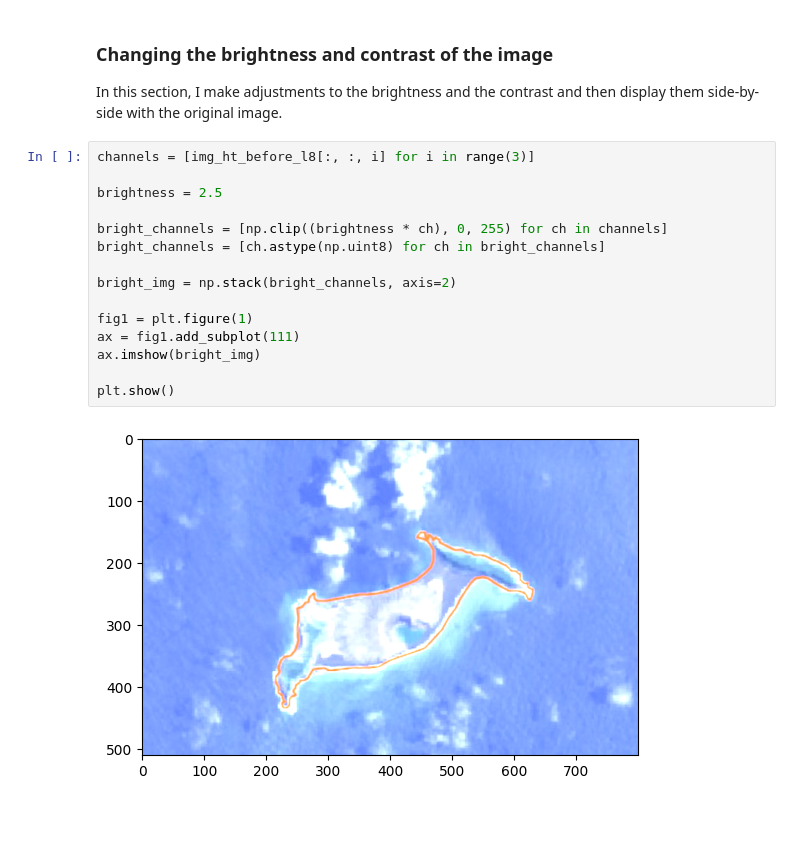
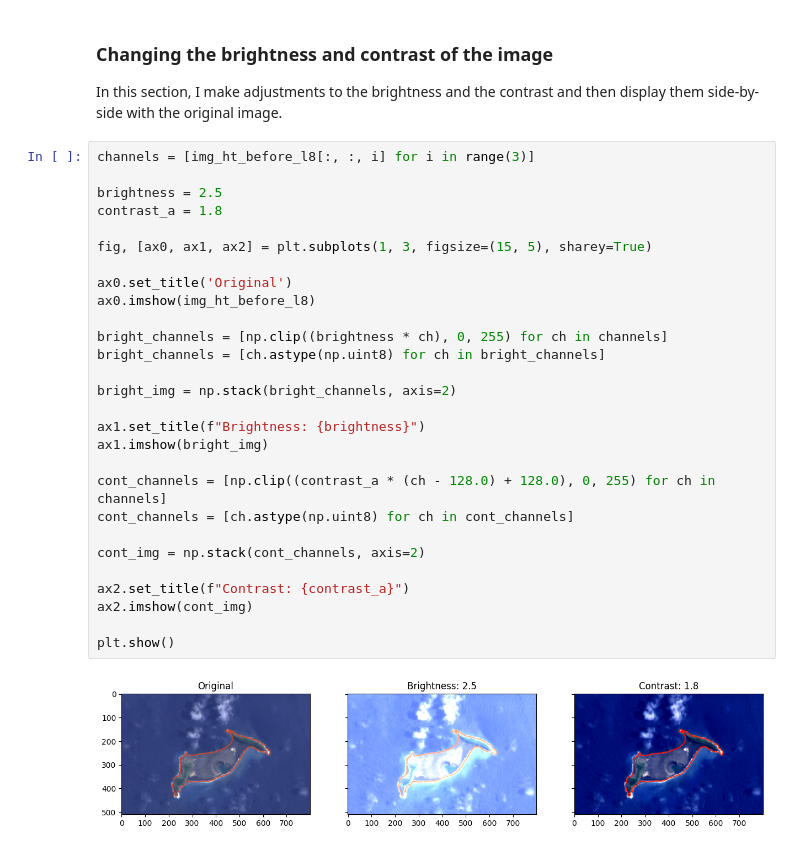
Before and after one commit to urfolomeus/space_data, a Jupyter notebook: week 3/assignment.ipynb, the cells around one changed output. Cells and saved outputs as stored; diff of their text form; blank space fills up the shorter version.

Commit message:
Adding contrast and comparing side-by-side

```diff
--- a/week 3/assignment.ipynb
+++ b/week 3/assignment.ipynb
@@ -38,17 +38,30 @@ In this section, I make adjustments to the brightness and the contrast and then
 # %%
 channels = [img_ht_before_l8[:, :, i] for i in range(3)]
 
 brightness = 2.5
+contrast_a = 1.8
+
+fig, [ax0, ax1, ax2] = plt.subplots(1, 3, figsize=(15, 5), sharey=True)
+
+ax0.set_title('Original')
+ax0.imshow(img_ht_before_l8)
 
 bright_channels = [np.clip((brightness * ch), 0, 255) for ch in channels]
 bright_channels = [ch.astype(np.uint8) for ch in bright_channels]
 
 bright_img = np.stack(bright_channels, axis=2)
 
-fig1 = plt.figure(1)
-ax = fig1.add_subplot(111)
-ax.imshow(bright_img)
+ax1.set_title(f"Brightness: {brightness}")
+ax1.imshow(bright_img)
+
+cont_channels = [np.clip((contrast_a * (ch - 128.0) + 128.0), 0, 255) for ch in channels]
+cont_channels = [ch.astype(np.uint8) for ch in cont_channels]
+
+cont_img = np.stack(cont_channels, axis=2)
+
+ax2.set_title(f"Contrast: {contrast_a}")
+ax2.imshow(cont_img)
 
 plt.show()
 # %% [output]
-[figure, old version]
+[figure, new version]
```
